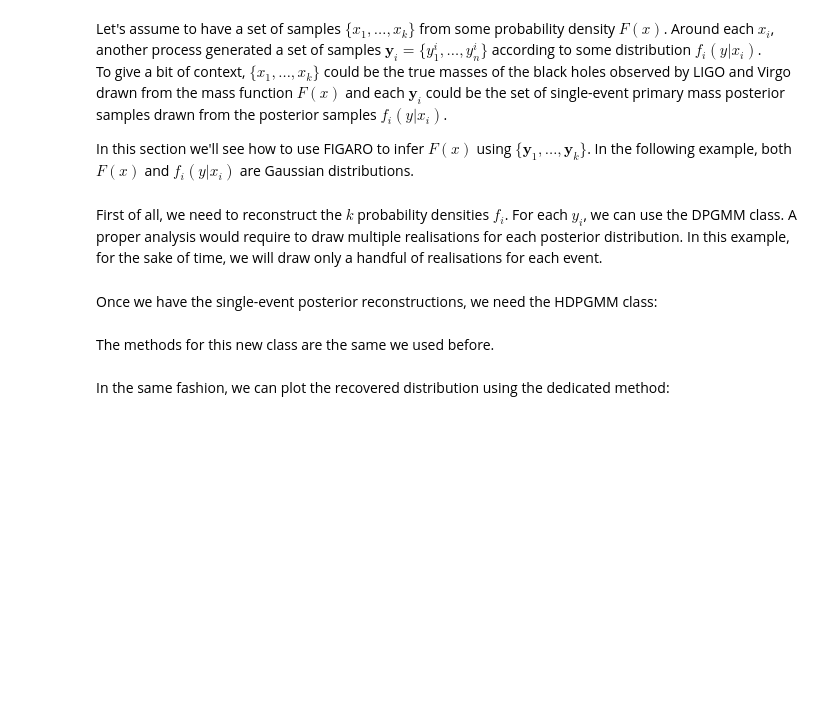
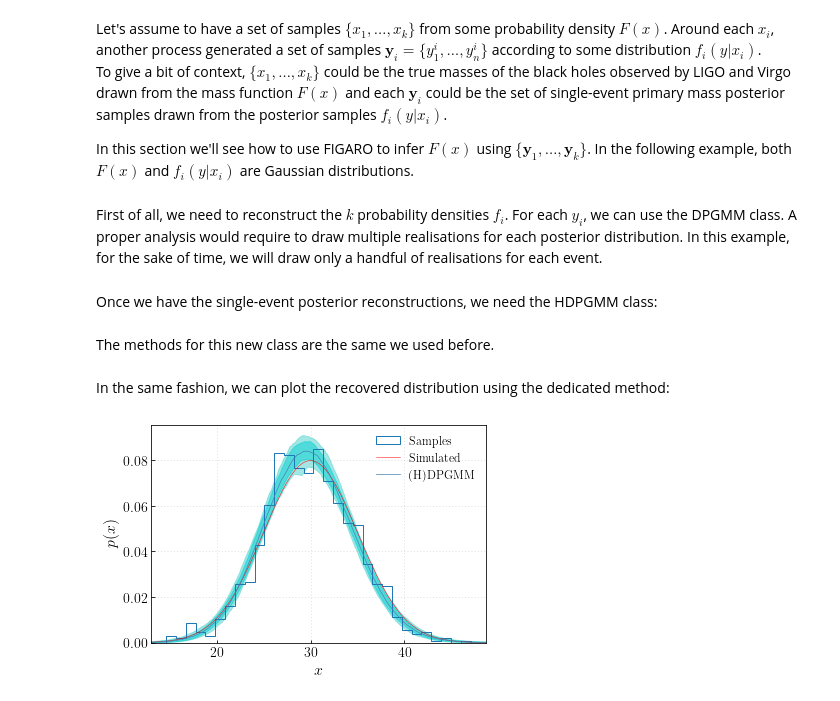
Before and after one commit to sterinaldi/FIGARO, a Jupyter notebook: notebooks/introductive_guide.ipynb, the cells around one changed output. Cells and saved outputs as stored; diff of their text form; code cells hidden in the pictures; blank space fills up the shorter version.

```diff
--- a/notebooks/introductive_guide.ipynb
+++ b/notebooks/introductive_guide.ipynb
@@ -268,10 +293,12 @@ for _ in tqdm(range(n_draws_hier)):
 # %% [markdown]
 In the same fashion, we can plot the recovered distribution using the dedicated method:
 # %%
-from figaro.utils import plot_median_cr
 plot_median_cr(hier_draws,
                samples  = true_masses,
                injected = mass_function.pdf,
                save     = False,
-               show     = True
+               show     = True,
+               hierarchical = True
                )
+# %% [output]
+[figure, added]
```
Also changed, not shown: parts of 11 cells of this notebook.
